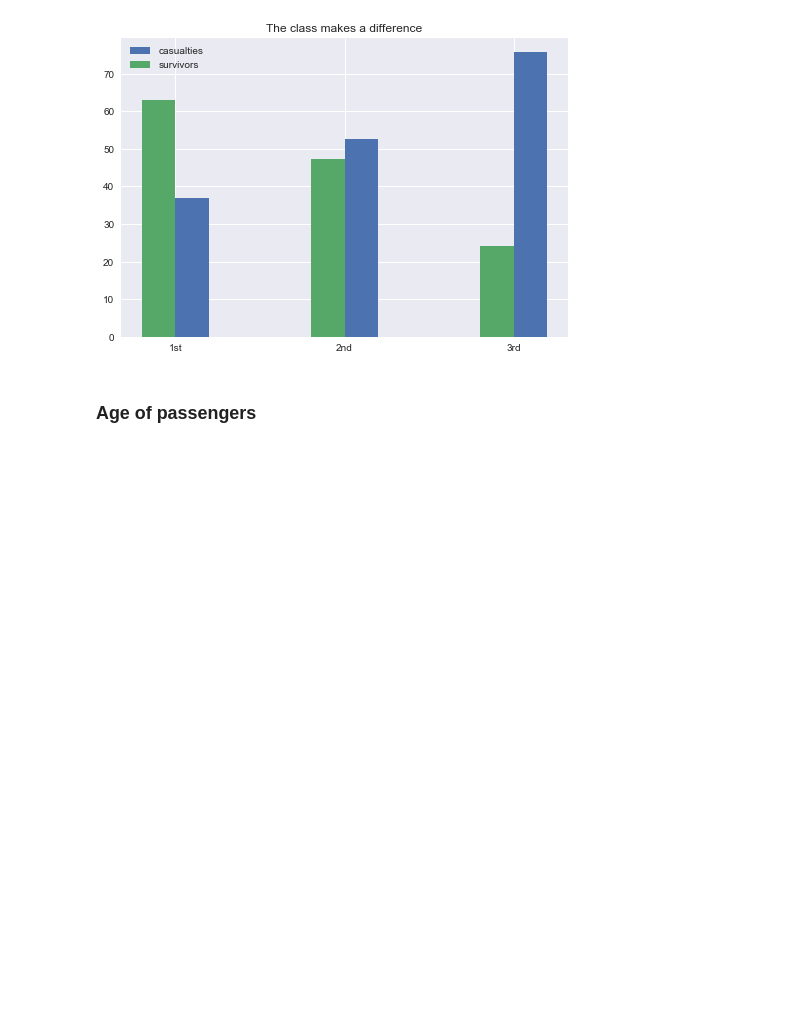
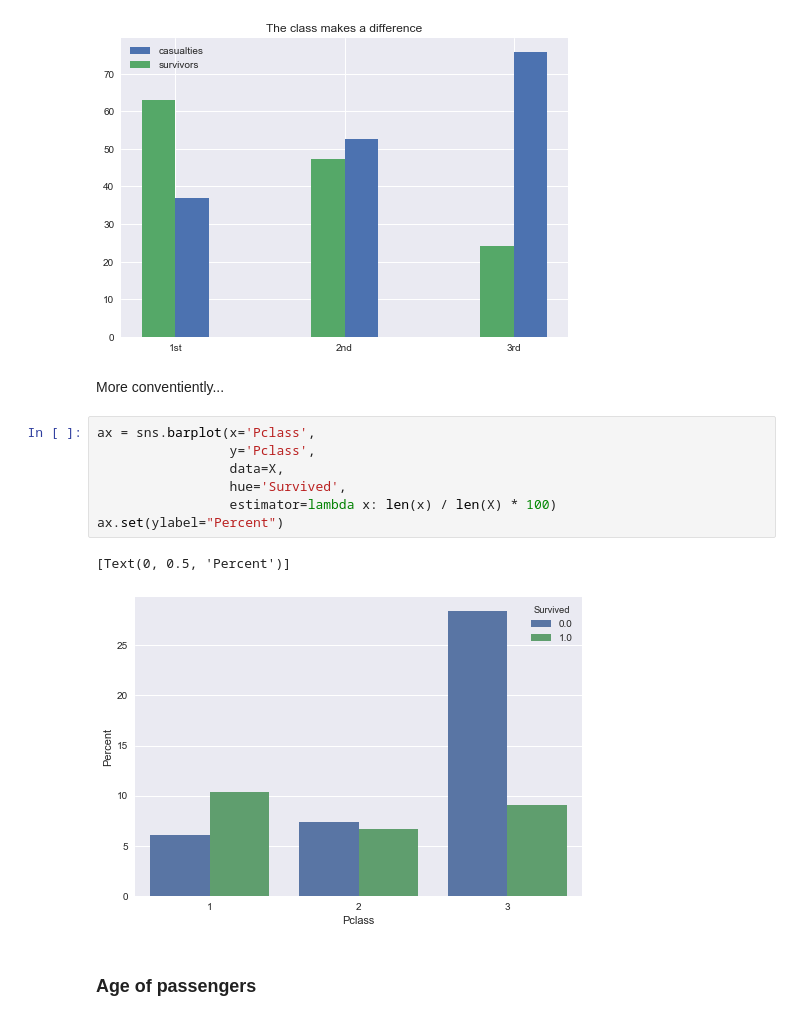
Before and after one commit to EcholotFisher/titanic, a Jupyter notebook: titanic.ipynb, the cells around one changed output. Cells and saved outputs as stored; diff of their text form; blank space fills up the shorter version.

```diff
--- a/titanic.ipynb
+++ b/titanic.ipynb
@@ -480,6 +491,18 @@ plt.title('The class makes a difference')
 plt.savefig('figures/Pclass_percentages.png')
 # %% [output]
 [figure]
+# %% [markdown]
+More conventiently...
+# %%
+ax = sns.barplot(x='Pclass',
+                 y='Pclass',
+                 data=X,
+                 hue='Survived',
+                 estimator=lambda x: len(x) / len(X) * 100)
+ax.set(ylabel="Percent")
+# %% [output]
+[Text(0, 0.5, 'Percent')]
+[figure, added]
 # %% [markdown]
 ### Age of passengers
 # %%
```
Also changed, not shown: parts of 18 cells of this notebook, 2 other files.
